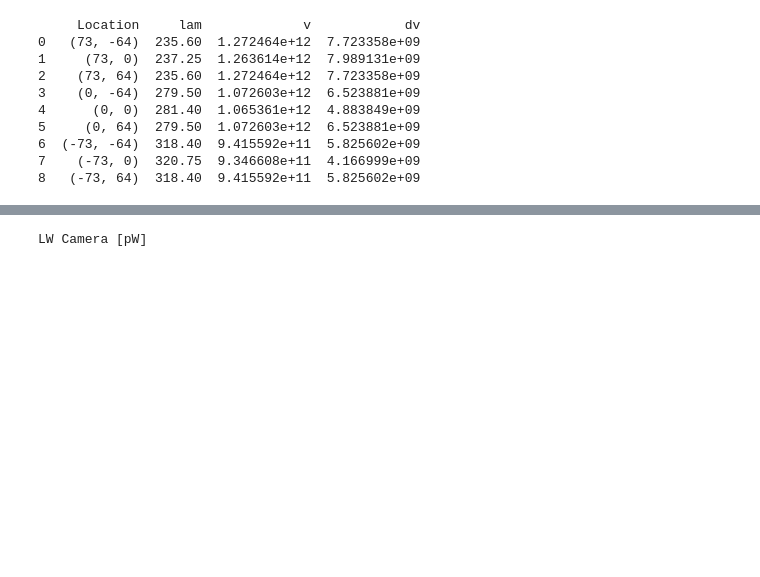
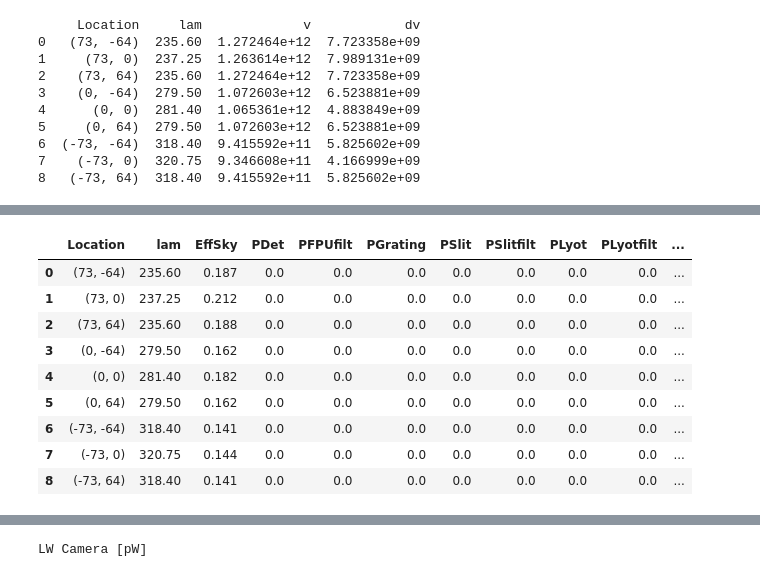
Before and after one commit to tim-balloon/tim-inst_modl, a Jupyter notebook: loading_model/TIM_NEP_pixel.ipynb, the cells around one changed output, grey strips where cells are left out. Drawn from its saved outputs; the diff is of its cells as text; code cells hidden in the pictures; blank space fills up the shorter version.

```diff
--- a/loading_model/TIM_NEP_pixel.ipynb
+++ b/loading_model/TIM_NEP_pixel.ipynb
@@ -420,16 +449,28 @@ for idx in range(len(bands.index)): # cycle over pixels
 # %%
 # Make a POWER summary table
 powerSW = _pd.concat((bandsSW[['Location','lam','EffSky']].copy(), bandsSW.filter(regex='^P.+')), axis=1)
 powerSW['PTOTAL'] = powerSW.filter(regex='^P.+').sum(axis=1)
 for col in powerSW.filter(regex='^P.+').columns:
     powerSW[col] = (powerSW[col]*1e12).round(2)
 powerSW['EffSky'] = powerSW['EffSky'].round(3)
 
 powerLW = _pd.concat((bandsLW[['Location','lam','EffSky']].copy(), bandsLW.filter(regex='^P.+')), axis=1)
 powerLW['PTOTAL'] = powerLW.filter(regex='^P.+').sum(axis=1)# DISPLAY
 for col in powerLW.filter(regex='^P.+').columns:
     powerLW[col] = (powerLW[col]*1e12).round(2)
 powerLW['EffSky'] = powerLW['EffSky'].round(3)
+powerSW
+# %% [output]
+|  | Location | lam | EffSky | PDet | PFPUfilt | PGrating | PSlit | PSlitfilt | PLyot | PLyotfilt | ... |
+| 0 | (73, -64) | 235.60 | 0.187 | 0.0 | 0.0 | 0.0 | 0.0 | 0.0 | 0.0 | 0.0 | ... |
+| 1 | (73, 0) | 237.25 | 0.212 | 0.0 | 0.0 | 0.0 | 0.0 | 0.0 | 0.0 | 0.0 | ... |
+| 2 | (73, 64) | 235.60 | 0.188 | 0.0 | 0.0 | 0.0 | 0.0 | 0.0 | 0.0 | 0.0 | ... |
+| 3 | (0, -64) | 279.50 | 0.162 | 0.0 | 0.0 | 0.0 | 0.0 | 0.0 | 0.0 | 0.0 | ... |
+| 4 | (0, 0) | 281.40 | 0.182 | 0.0 | 0.0 | 0.0 | 0.0 | 0.0 | 0.0 | 0.0 | ... |
+| 5 | (0, 64) | 279.50 | 0.162 | 0.0 | 0.0 | 0.0 | 0.0 | 0.0 | 0.0 | 0.0 | ... |
+| 6 | (-73, -64) | 318.40 | 0.141 | 0.0 | 0.0 | 0.0 | 0.0 | 0.0 | 0.0 | 0.0 | ... |
+| 7 | (-73, 0) | 320.75 | 0.144 | 0.0 | 0.0 | 0.0 | 0.0 | 0.0 | 0.0 | 0.0 | ... |
+| 8 | (-73, 64) | 318.40 | 0.141 | 0.0 | 0.0 | 0.0 | 0.0 | 0.0 | 0.0 | 0.0 | ... |
 # %%
 # Print compact POWER summary
 # Reminder: ['Det','FPUfilt','Grating','Slit','Slitfilt','Lyot','Lyotfilt','VCS1','VCS2','Window','Secondary','Primary','Obscuration','Spider','Sky']
```
Also changed, not shown: parts of 5 cells of this notebook.
